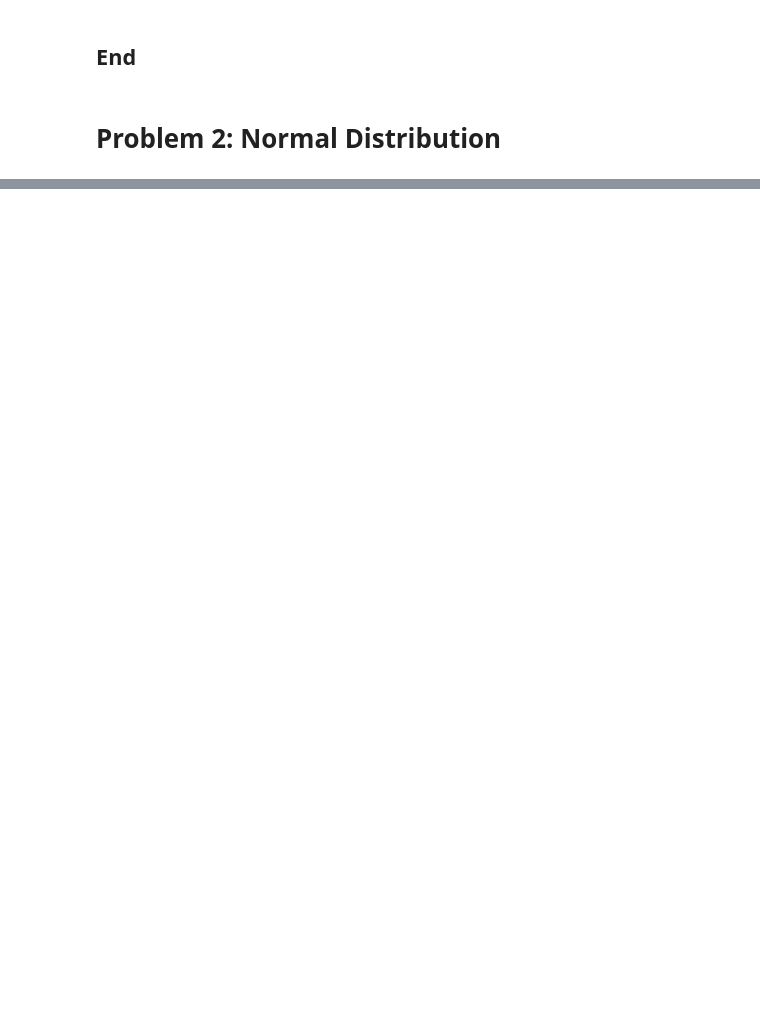
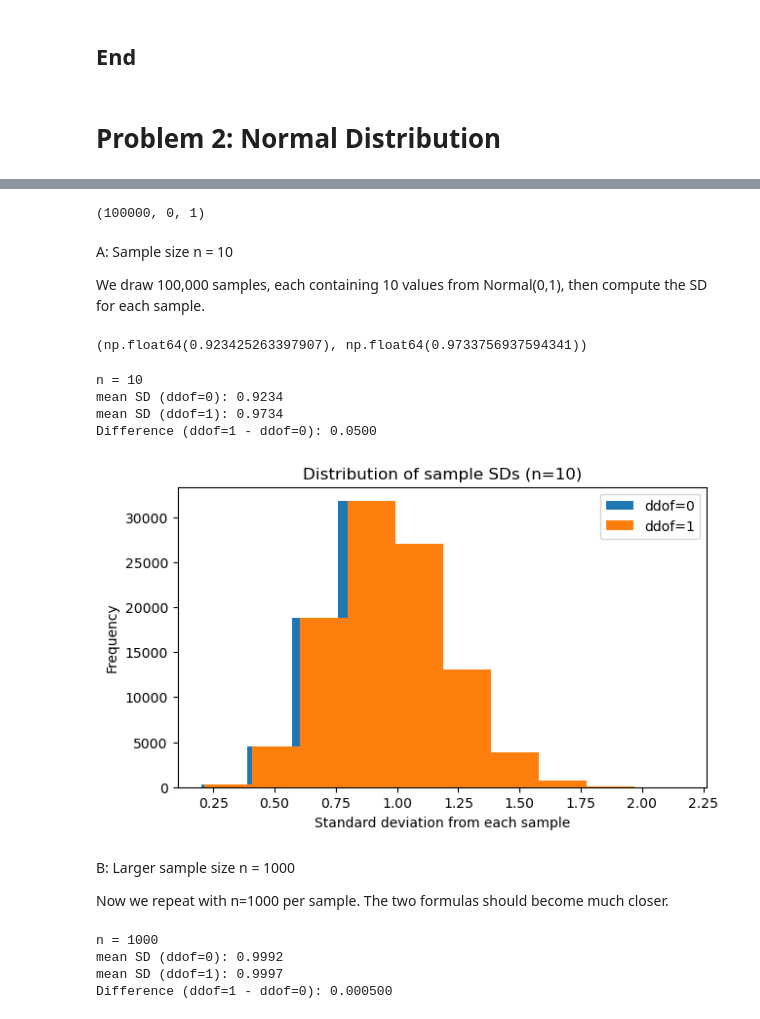
Before and after one commit to Emmet-Devaney/applied_statistics_2025, a Jupyter notebook: problems.ipynb, the cells around one changed output, grey strips where cells are left out. Saved outputs shown, nothing was run; the diff lists cells and outputs as text; code cells hidden in the pictures; blank space fills up the shorter version.

```diff
--- a/problems.ipynb
+++ b/problems.ipynb
@@ -112,0 +116,64 @@ Generate 100,000 samples of size 10 from the standard normal distribution. For e
+# %%
+rng = np.random.default_rng(42)
+
+num_samples = 100_000
+mu, sigma = 0, 1
+
+num_samples, mu, sigma
+# %% [output]
+(100000, 0, 1)
+# %% [markdown]
+A: Sample size n = 10
+
+We draw 100,000 samples, each containing 10 values from Normal(0,1), then compute the SD for each sample.
+# %%
+n = 10
+data = rng.normal(loc=mu, scale=sigma, size=(num_samples, n))
+
+sd_ddof0 = np.std(data, axis=1, ddof=0)
+sd_ddof1 = np.std(data, axis=1, ddof=1)
+
+sd_ddof0.mean(), sd_ddof1.mean()
+# %% [output]
+(np.float64(0.923425263397907), np.float64(0.9733756937594341))
+# %%
+print(f"n = {n}")
+print(f"mean SD (ddof=0): {sd_ddof0.mean():.4f}")
+print(f"mean SD (ddof=1): {sd_ddof1.mean():.4f}")
+print(f"Difference (ddof=1 - ddof=0): {(sd_ddof1.mean()-sd_ddof0.mean()):.4f}")
+# %% [output]
+n = 10
+mean SD (ddof=0): 0.9234
+mean SD (ddof=1): 0.9734
+Difference (ddof=1 - ddof=0): 0.0500
+# %%
+plt.figure(figsize=(7, 4))
+plt.hist(sd_ddof0, label="ddof=0")
+plt.hist(sd_ddof1, label="ddof=1")
+plt.xlabel("Standard deviation from each sample")
+plt.ylabel("Frequency")
+plt.title("Distribution of sample SDs (n=10)")
+plt.legend()
+plt.show()
+# %% [output]
+[figure, added]
+# %% [markdown]
+B: Larger sample size n = 1000
+
+Now we repeat with n=1000 per sample. The two formulas should become much closer.
+# %%
+n_big = 1000
+data_big = rng.normal(loc=mu, scale=sigma, size=(num_samples, n_big))
+
+sd0_big = np.std(data_big, axis=1, ddof=0)
+sd1_big = np.std(data_big, axis=1, ddof=1)
+
+print(f"n = {n_big}")
+print(f"mean SD (ddof=0): {sd0_big.mean():.4f}")
+print(f"mean SD (ddof=1): {sd1_big.mean():.4f}")
+print(f"Difference (ddof=1 - ddof=0): {(sd1_big.mean()-sd0_big.mean()):.6f}")
+# %% [output]
+n = 1000
+mean SD (ddof=0): 0.9992
+mean SD (ddof=1): 0.9997
+Difference (ddof=1 - ddof=0): 0.000500
```
Also changed, not shown: parts of 15 cells of this notebook.
